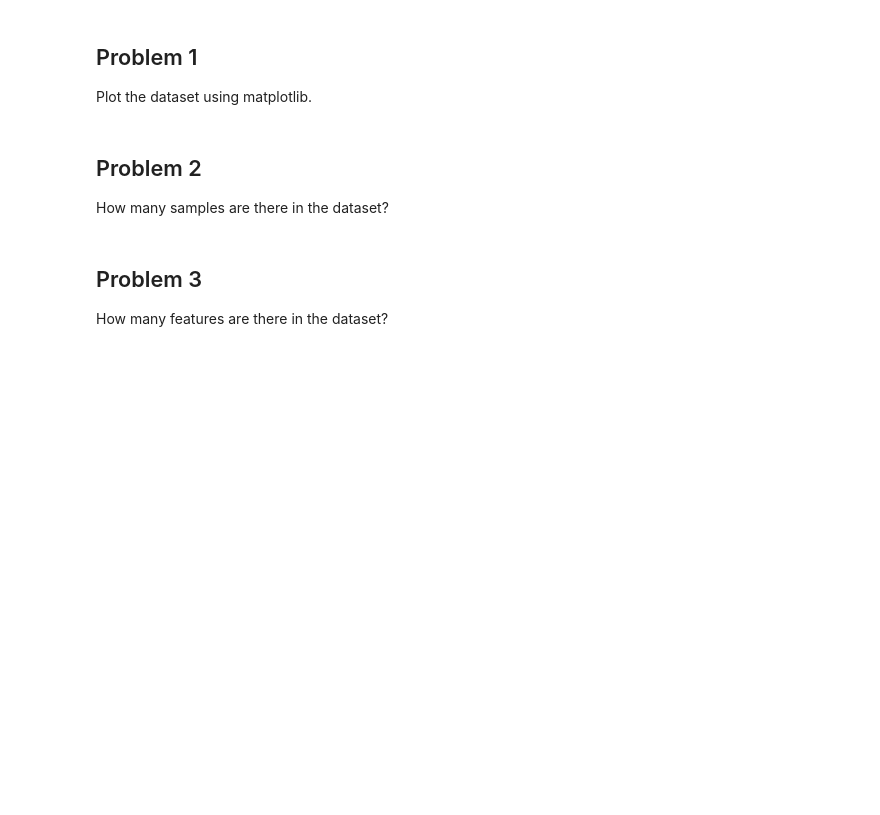
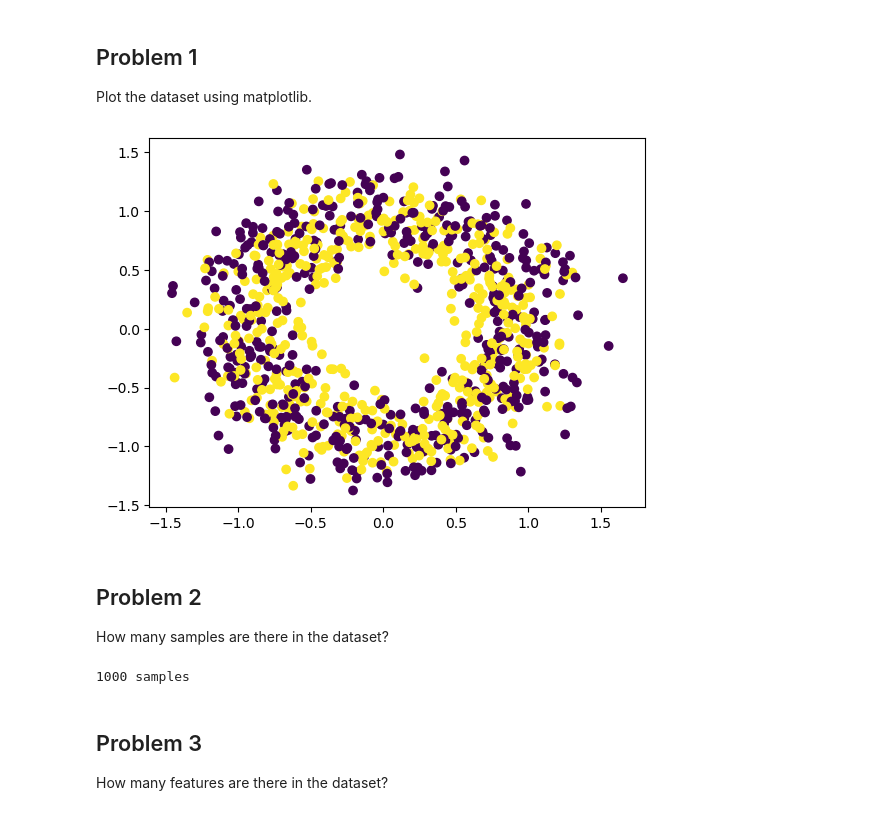
Before and after one commit to kumar-shivang/Machine-Learning-T, a Jupyter notebook: Week_2_programming.ipynb, the cells around one changed output. Cells and saved outputs as stored; diff of their text form; code cells hidden in the pictures; blank space fills up the shorter version.

```diff
--- a/Week_2_programming.ipynb
+++ b/Week_2_programming.ipynb
@@ -26,3 +24,10 @@ Plot the dataset using matplotlib.
+# %%
+# Enter your solution here
+#plot the data using matplotlib
+plt.scatter(X[:,0], X[:,1], c=y)
+plt.show()
+# %% [output]
+[figure, added]
 # %% [markdown]
 ## Problem 2
 How many samples are there in the dataset?
@@ -31,3 +34,9 @@ How many samples are there in the dataset?
+# %%
+#number of samples in the dataset
+n_samples = X.shape[0]
+print(n_samples, "samples")
+# %% [output]
+1000 samples
 # %% [markdown]
 ## Problem 3
 How many features are there in the dataset?
```
Also changed, not shown: parts of 13 cells of this notebook.
